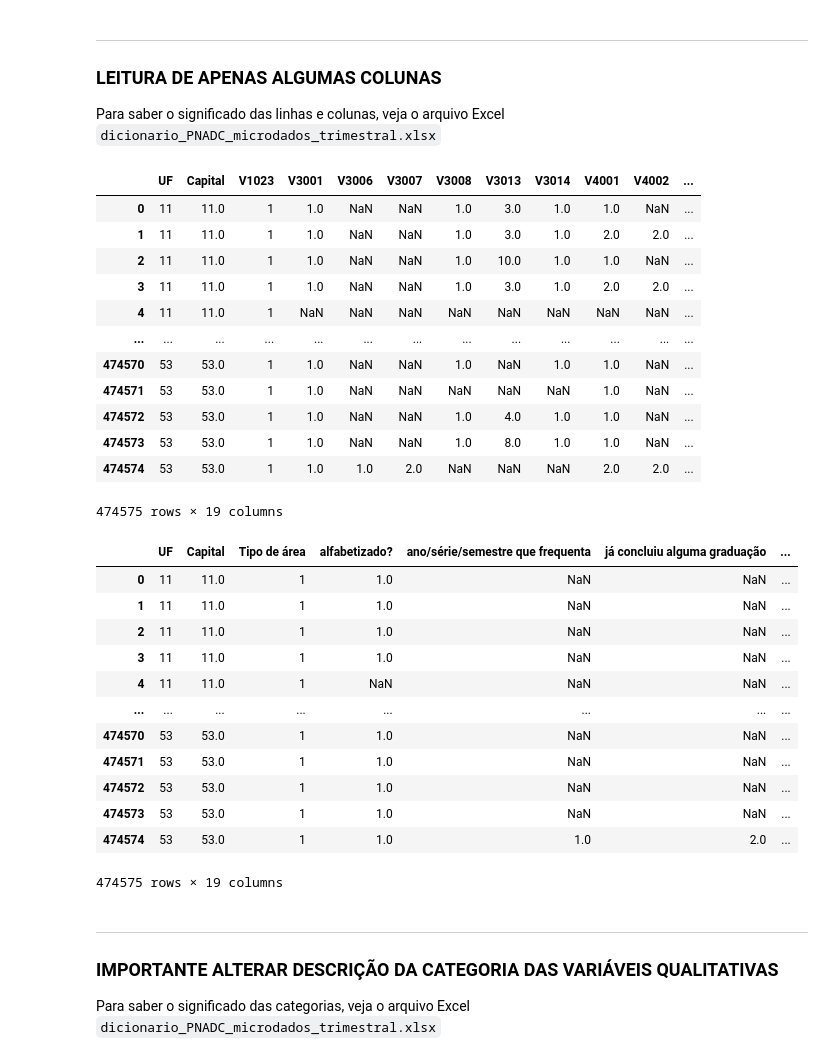
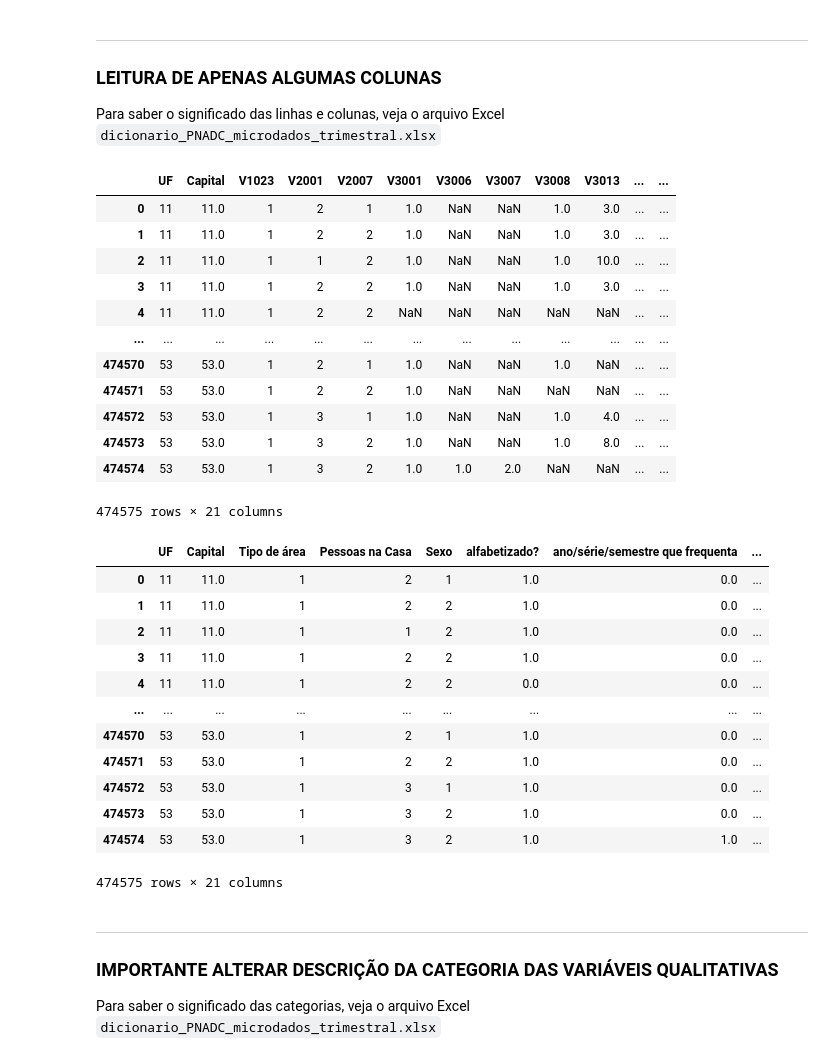
Before and after one commit to MaxG-Mattos/Cdados-projeto3, a Jupyter notebook: dadosp3.ipynb, the cells around one changed output. Drawn from its saved outputs; the diff is of its cells as text; code cells hidden in the pictures.

```diff
--- a/dadosp3.ipynb
+++ b/dadosp3.ipynb
@@ -48,7 +48,8 @@ Para saber o significado das linhas e colunas, veja o arquivo Excel `dicionario_
 colunas = ["UF", #Estado
            "Capital", #capital
            "V1023", #Tipo de área
-
+                               'V2001',
+                               "V2007",
 
            "V3001", #sabe ler e escrever
            "V3006", #Qual é o ano/série/semestre que ... frequenta?
@@ -80,22 +81,24 @@ pnad23_2_small = pd.read_csv(url2, usecols=colunas)
 # %%
 pnad23_2_small
 # %% [output]
-|  | UF | Capital | V1023 | V3001 | V3006 | V3007 | V3008 | V3013 | V3014 | V4001 | V4002 | ... |
-| 0 | 11 | 11.0 | 1 | 1.0 | NaN | NaN | 1.0 | 3.0 | 1.0 | 1.0 | NaN | ... |
-| 1 | 11 | 11.0 | 1 | 1.0 | NaN | NaN | 1.0 | 3.0 | 1.0 | 2.0 | 2.0 | ... |
-| 2 | 11 | 11.0 | 1 | 1.0 | NaN | NaN | 1.0 | 10.0 | 1.0 | 1.0 | NaN | ... |
-| 3 | 11 | 11.0 | 1 | 1.0 | NaN | NaN | 1.0 | 3.0 | 1.0 | 2.0 | 2.0 | ... |
-| 4 | 11 | 11.0 | 1 | NaN | NaN | NaN | NaN | NaN | NaN | NaN | NaN | ... |
+|  | UF | Capital | V1023 | V2001 | V2007 | V3001 | V3006 | V3007 | V3008 | V3013 | ... | ... |
+| 0 | 11 | 11.0 | 1 | 2 | 1 | 1.0 | NaN | NaN | 1.0 | 3.0 | ... | ... |
+| 1 | 11 | 11.0 | 1 | 2 | 2 | 1.0 | NaN | NaN | 1.0 | 3.0 | ... | ... |
+| 2 | 11 | 11.0 | 1 | 1 | 2 | 1.0 | NaN | NaN | 1.0 | 10.0 | ... | ... |
+| 3 | 11 | 11.0 | 1 | 2 | 2 | 1.0 | NaN | NaN | 1.0 | 3.0 | ... | ... |
+| 4 | 11 | 11.0 | 1 | 2 | 2 | NaN | NaN | NaN | NaN | NaN | ... | ... |
 | ... | ... | ... | ... | ... | ... | ... | ... | ... | ... | ... | ... | ... |
-| 474570 | 53 | 53.0 | 1 | 1.0 | NaN | NaN | 1.0 | NaN | 1.0 | 1.0 | NaN | ... |
-| 474571 | 53 | 53.0 | 1 | 1.0 | NaN | NaN | NaN | NaN | NaN | 1.0 | NaN | ... |
-| 474572 | 53 | 53.0 | 1 | 1.0 | NaN | NaN | 1.0 | 4.0 | 1.0 | 1.0 | NaN | ... |
-| 474573 | 53 | 53.0 | 1 | 1.0 | NaN | NaN | 1.0 | 8.0 | 1.0 | 1.0 | NaN | ... |
-| 474574 | 53 | 53.0 | 1 | 1.0 | 1.0 | 2.0 | NaN | NaN | NaN | 2.0 | 2.0 | ... |
+| 474570 | 53 | 53.0 | 1 | 2 | 1 | 1.0 | NaN | NaN | 1.0 | NaN | ... | ... |
+| 474571 | 53 | 53.0 | 1 | 2 | 2 | 1.0 | NaN | NaN | NaN | NaN | ... | ... |
+| 474572 | 53 | 53.0 | 1 | 3 | 1 | 1.0 | NaN | NaN | 1.0 | 4.0 | ... | ... |
+| 474573 | 53 | 53.0 | 1 | 3 | 2 | 1.0 | NaN | NaN | 1.0 | 8.0 | ... | ... |
+| 474574 | 53 | 53.0 | 1 | 3 | 2 | 1.0 | 1.0 | 2.0 | NaN | NaN | ... | ... |
-474575 rows × 19 columns
+474575 rows × 21 columns
 # %%
 cols ={"V1023":"Tipo de área",
                                #"V1022":"Situação do domicílio",
+                               'V2001': 'Pessoas na Casa',
+                               "V2007" : 'Sexo',
                                "V3001":"alfabetizado?",
 
                                "V3006":"ano/série/semestre que frequenta",
@@ -128,21 +131,22 @@ cols ={"V1023":"Tipo de área",
 # %%
 pnad23_2_small.rename(columns = cols, inplace=True)
 
+pnad23_2_small.fillna(0, inplace=True)
 pnad23_2_small
 # %% [output]
-|  | UF | Capital | Tipo de área | alfabetizado? | ano/série/semestre que frequenta | já concluiu alguma graduação | ... |
-| 0 | 11 | 11.0 | 1 | 1.0 | NaN | NaN | ... |
-| 1 | 11 | 11.0 | 1 | 1.0 | NaN | NaN | ... |
-| 2 | 11 | 11.0 | 1 | 1.0 | NaN | NaN | ... |
-| 3 | 11 | 11.0 | 1 | 1.0 | NaN | NaN | ... |
-| 4 | 11 | 11.0 | 1 | NaN | NaN | NaN | ... |
-| ... | ... | ... | ... | ... | ... | ... | ... |
-| 474570 | 53 | 53.0 | 1 | 1.0 | NaN | NaN | ... |
-| 474571 | 53 | 53.0 | 1 | 1.0 | NaN | NaN | ... |
-| 474572 | 53 | 53.0 | 1 | 1.0 | NaN | NaN | ... |
-| 474573 | 53 | 53.0 | 1 | 1.0 | NaN | NaN | ... |
-| 474574 | 53 | 53.0 | 1 | 1.0 | 1.0 | 2.0 | ... |
+|  | UF | Capital | Tipo de área | Pessoas na Casa | Sexo | alfabetizado? | ano/série/semestre que frequenta | ... |
+| 0 | 11 | 11.0 | 1 | 2 | 1 | 1.0 | 0.0 | ... |
+| 1 | 11 | 11.0 | 1 | 2 | 2 | 1.0 | 0.0 | ... |
+| 2 | 11 | 11.0 | 1 | 1 | 2 | 1.0 | 0.0 | ... |
+| 3 | 11 | 11.0 | 1 | 2 | 2 | 1.0 | 0.0 | ... |
+| 4 | 11 | 11.0 | 1 | 2 | 2 | 0.0 | 0.0 | ... |
+| ... | ... | ... | ... | ... | ... | ... | ... | ... |
+| 474570 | 53 | 53.0 | 1 | 2 | 1 | 1.0 | 0.0 | ... |
+| 474571 | 53 | 53.0 | 1 | 2 | 2 | 1.0 | 0.0 | ... |
+| 474572 | 53 | 53.0 | 1 | 3 | 1 | 1.0 | 0.0 | ... |
+| 474573 | 53 | 53.0 | 1 | 3 | 2 | 1.0 | 0.0 | ... |
+| 474574 | 53 | 53.0 | 1 | 3 | 2 | 1.0 | 1.0 | ... |
-474575 rows × 19 columns
+474575 rows × 21 columns
 # %% [markdown]
 ___
 
```
